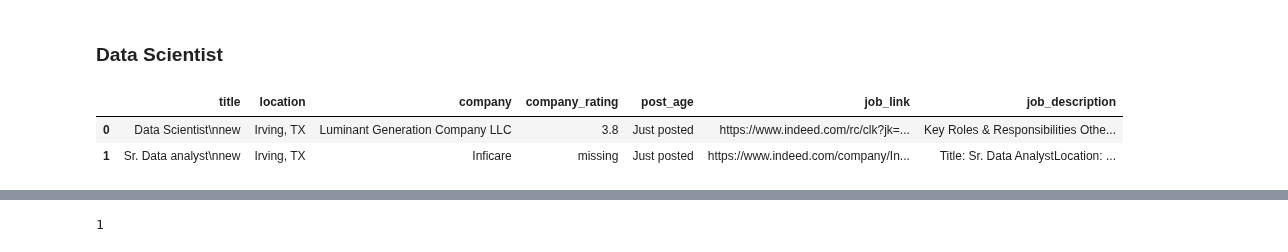
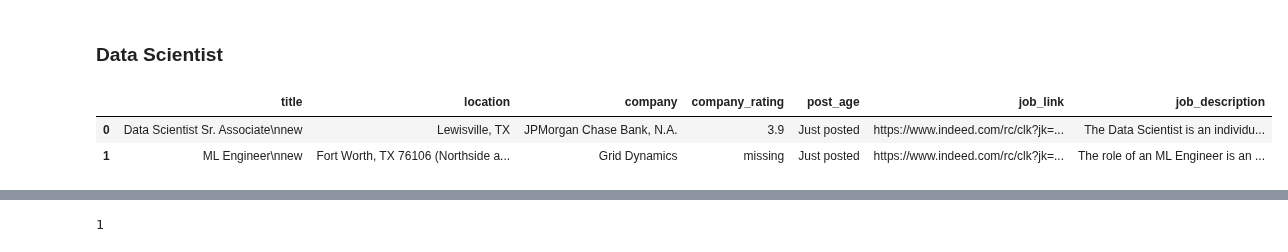
Before and after one commit to Blue-Owl-Data/Job-Search-Dashboard, a Jupyter notebook: notebook/MVP_Shi.ipynb, the cells around one changed output, grey strips where cells are left out. Cells and saved outputs as stored; diff of their text form; code cells hidden in the pictures.

Commit message:
update the job postings of data scientist and web developer in TX

```diff
--- a/notebook/MVP_Shi.ipynb
+++ b/notebook/MVP_Shi.ipynb
@@ -666,20 +715,20 @@ s3.Bucket('wdpreparedjobpostings').upload_file(f"{database}df_wd_tx_prepared_bac
 # df_test = transform_old_file(df_ds_old, '2021-02-08')
 # df_test.head(2)
 # %%
-# Load data scientist job posts in TX on 2021-02-08
+# Load data scientist job posts in TX on 2021-02-12
 
 # Import the file path
 database = env_Shi.database
 
 # Read the daily data scientist jobs in TX
-df_ds_new = pd.read_csv(f"{database}data_scientist_tx_indeed_021121.csv", index_col=0)
+df_ds_new = pd.read_csv(f"{database}data_scientist_tx_indeed_021221.csv", index_col=0)
 
 # Inspect the first 2 rows of the new posts
 df_ds_new.head(2)
 # %% [output]
 |  | title | location | company | company_rating | post_age | job_link | job_description |
-| 0 | Data Scientist\nnew | Irving, TX | Luminant Generation Company LLC | 3.8 | Just posted | https://www.indeed.com/rc/clk?jk=... | Key Roles & Responsibilities Othe... |
-| 1 | Sr. Data analyst\nnew | Irving, TX | Inficare | missing | Just posted | https://www.indeed.com/company/In... | Title: Sr. Data AnalystLocation: ... |
+| 0 | Data Scientist Sr. Associate\nnew | Lewisville, TX | JPMorgan Chase Bank, N.A. | 3.9 | Just posted | https://www.indeed.com/rc/clk?jk=... | The Data Scientist is an individu... |
+| 1 | ML Engineer\nnew | Fort Worth, TX 76106 (Northside a... | Grid Dynamics | missing | Just posted | https://www.indeed.com/rc/clk?jk=... | The role of an ML Engineer is an ... |
 # %%
 # Test the function: compute_post_date
 
```
Also changed, not shown: parts of 16 cells of this notebook.
